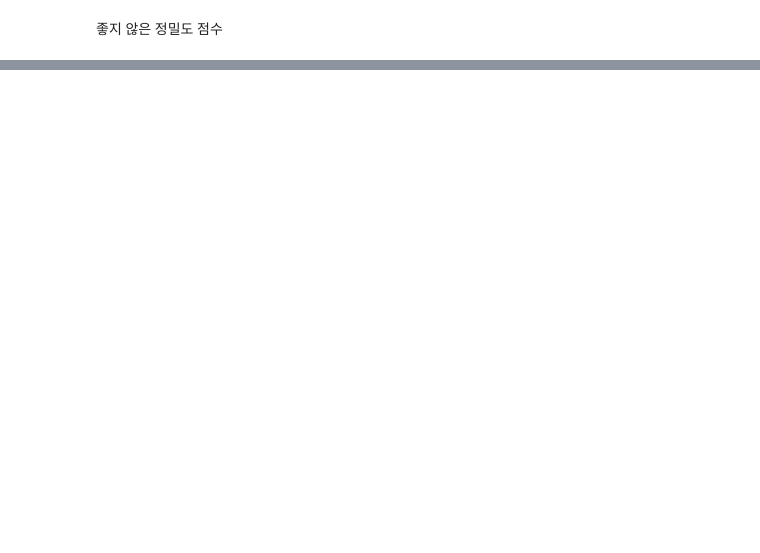
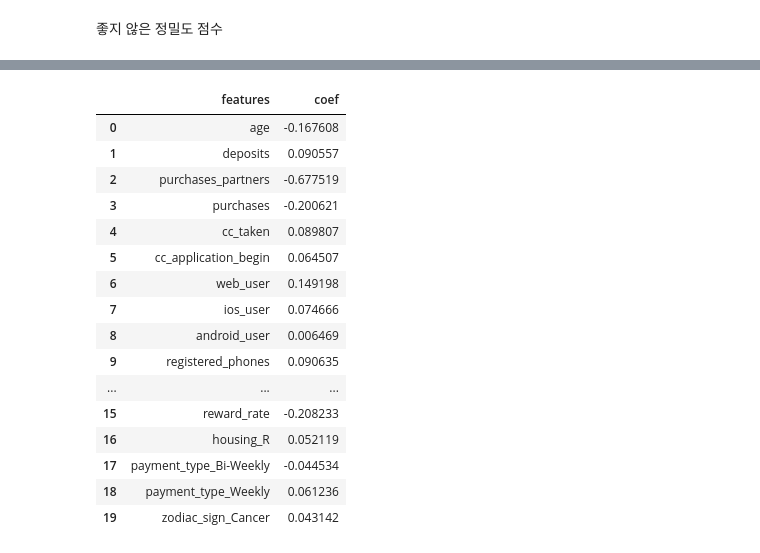
Before and after one commit to Gaebobman/Machine-learning, a Jupyter notebook: Minimizing Churn Rate.ipynb, the cells around one changed output, grey strips where cells are left out. Drawn from its saved outputs; the diff is of its cells as text; code cells hidden in the pictures; blank space fills up the shorter version.

```diff
--- a/Minimizing Churn Rate.ipynb
+++ b/Minimizing Churn Rate.ipynb
@@ -423,0 +463,6 @@ accuracies = cross_val_score(estimator = classifier)
+# %%
+# 테스트 할 모델
+classifier = LogisticRegression()
+rfe = RFE(classifier, step = 20)
+# %%
+rfe = rfe.fit(X_train, y_train)
@@ -423,0 +492,5 @@ accuracies = cross_val_score(estimator = classifier)
+# %%
+from sklearn.linear_model import LogisticRegression
+# Fitting Model to the Training set
+classifier = LogisticRegression(random_state = 0)
+classifier.fit(X_train[X_train.columns[rfe.support_]], y_train)
@@ -423,0 +526,22 @@ accuracies = cross_val_score(estimator = classifier)
+# %%
+pd.concat([pd.DataFrame(X_train.columns[rfe.support_], columns = ["features"]),
+          pd.DataFrame(np.transpose(classifier.coef_), columns = ["coef"])],
+         axis = 1)
+# %% [output]
+|  | features | coef |
+| 0 | age | -0.167608 |
+| 1 | deposits | 0.090557 |
+| 2 | purchases_partners | -0.677519 |
+| 3 | purchases | -0.200621 |
+| 4 | cc_taken | 0.089807 |
+| 5 | cc_application_begin | 0.064507 |
+| 6 | web_user | 0.149198 |
+| 7 | ios_user | 0.074666 |
+| 8 | android_user | 0.006469 |
+| 9 | registered_phones | 0.090635 |
+| ... | ... | ... |
+| 15 | reward_rate | -0.208233 |
+| 16 | housing_R | 0.052119 |
+| 17 | payment_type_Bi-Weekly | -0.044534 |
+| 18 | payment_type_Weekly | 0.061236 |
+| 19 | zodiac_sign_Cancer | 0.043142 |
```
Also changed, not shown: parts of 22 cells of this notebook.
